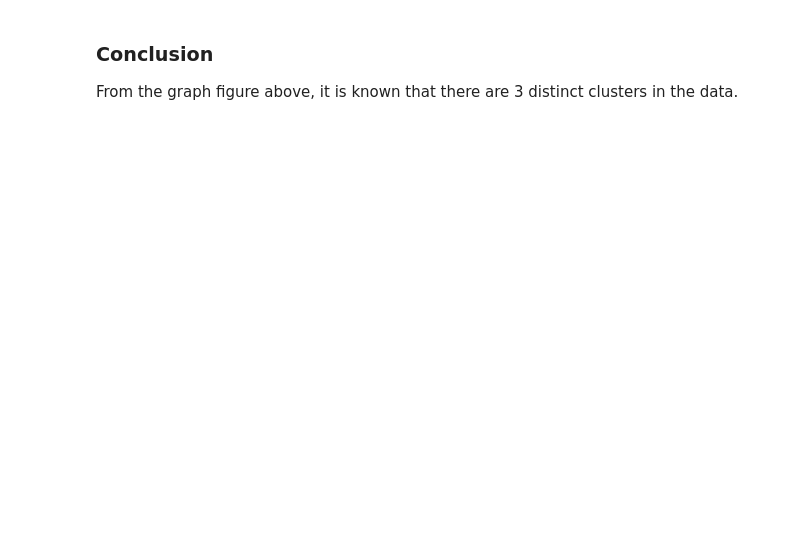
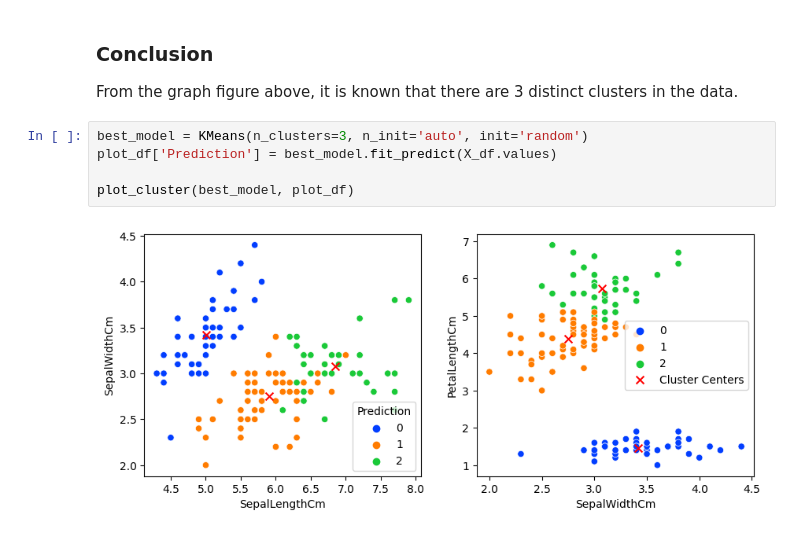
Before and after one commit to Amirth24/ml-notebooks, a Jupyter notebook: iris_clustering.ipynb, the cells around one changed output. Drawn from its saved outputs; the diff is of its cells as text; blank space fills up the shorter version.

```diff
--- a/iris_clustering.ipynb
+++ b/iris_clustering.ipynb
@@ -82,3 +120,10 @@ plt.show()
 # %% [markdown]
 ### Conclusion
 From the graph figure above, it is known that there are 3 distinct clusters in the data.
+# %%
+best_model = KMeans(n_clusters=3, n_init='auto', init='random')
+plot_df['Prediction'] = best_model.fit_predict(X_df.values)
+
+plot_cluster(best_model, plot_df)
+# %% [output]
+[figure, added]
```
Also changed, not shown: parts of 8 cells of this notebook.
